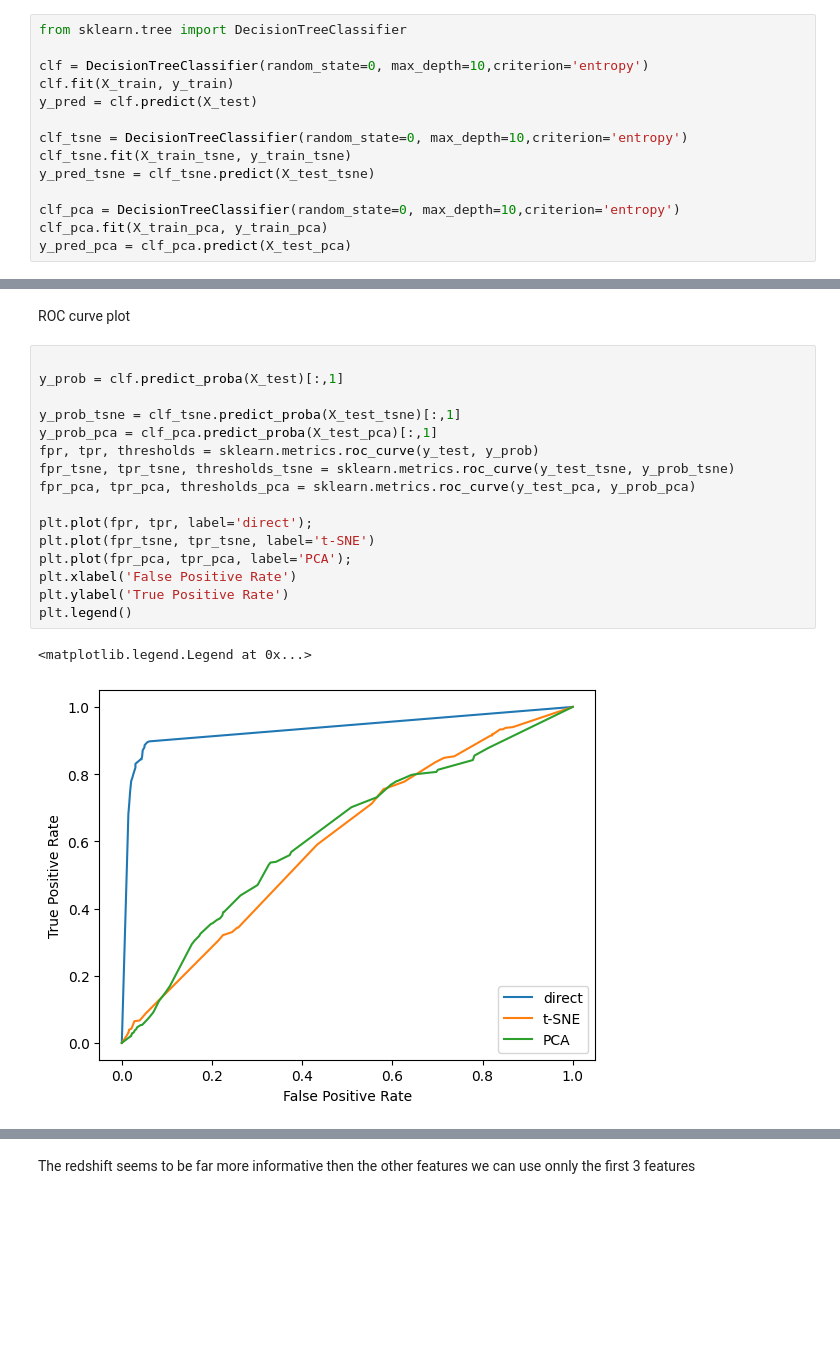
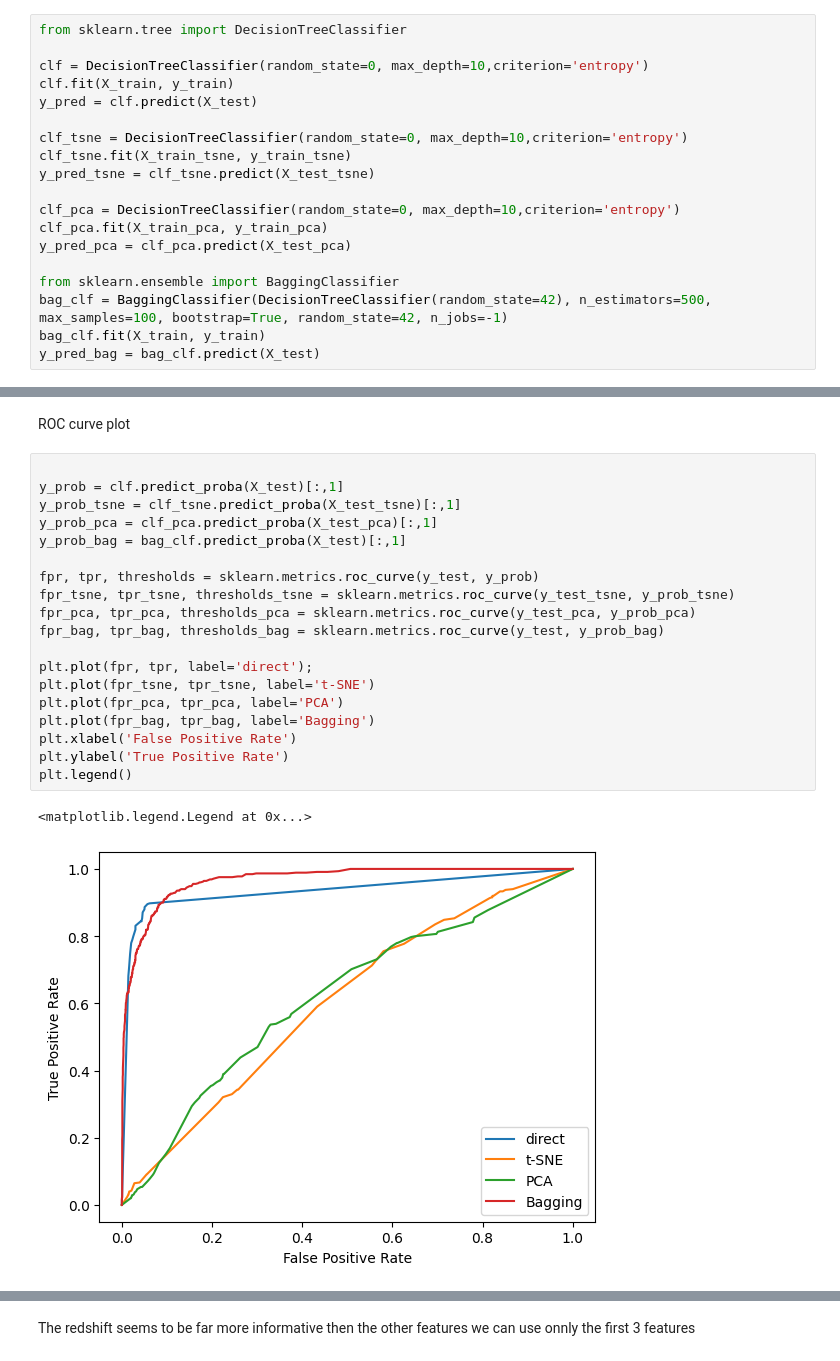
Before and after one commit to Sofiadossena/astrostatistics_bicocca_2025, a Jupyter notebook: working/20_GWdetection.ipynb, the cells around one changed output, grey strips where cells are left out. Saved outputs shown, nothing was run; the diff lists cells and outputs as text; blank space fills up the shorter version.

```diff
--- a/working/20_GWdetection.ipynb
+++ b/working/20_GWdetection.ipynb
@@ -87,6 +87,11 @@ y_pred_tsne = clf_tsne.predict(X_test_tsne)
 clf_pca = DecisionTreeClassifier(random_state=0, max_depth=10,criterion='entropy')
 clf_pca.fit(X_train_pca, y_train_pca)
 y_pred_pca = clf_pca.predict(X_test_pca)
+
+from sklearn.ensemble import BaggingClassifier
+bag_clf = BaggingClassifier(DecisionTreeClassifier(random_state=42), n_estimators=500, max_samples=100, bootstrap=True, random_state=42, n_jobs=-1)
+bag_clf.fit(X_train, y_train)
+y_pred_bag = bag_clf.predict(X_test)
 # %% [markdown]
 Efficency: number of thing classified corretly
 # %%
@@ -106,19 +114,22 @@ ROC curve plot
 # %%
 
 y_prob = clf.predict_proba(X_test)[:,1]
-
 y_prob_tsne = clf_tsne.predict_proba(X_test_tsne)[:,1]
 y_prob_pca = clf_pca.predict_proba(X_test_pca)[:,1]
+y_prob_bag = bag_clf.predict_proba(X_test)[:,1]
+
 fpr, tpr, thresholds = sklearn.metrics.roc_curve(y_test, y_prob)
 fpr_tsne, tpr_tsne, thresholds_tsne = sklearn.metrics.roc_curve(y_test_tsne, y_prob_tsne)
 fpr_pca, tpr_pca, thresholds_pca = sklearn.metrics.roc_curve(y_test_pca, y_prob_pca)
+fpr_bag, tpr_bag, thresholds_bag = sklearn.metrics.roc_curve(y_test, y_prob_bag)
 
 plt.plot(fpr, tpr, label='direct');
 plt.plot(fpr_tsne, tpr_tsne, label='t-SNE')
-plt.plot(fpr_pca, tpr_pca, label='PCA');
+plt.plot(fpr_pca, tpr_pca, label='PCA')
+plt.plot(fpr_bag, tpr_bag, label='Bagging')
 plt.xlabel('False Positive Rate')
 plt.ylabel('True Positive Rate')
 plt.legend()
 # %% [output]
 <matplotlib.legend.Legend at 0x...>
-[figure, old version]
+[figure, new version]
```
Also changed, not shown: parts of 8 cells of this notebook.
